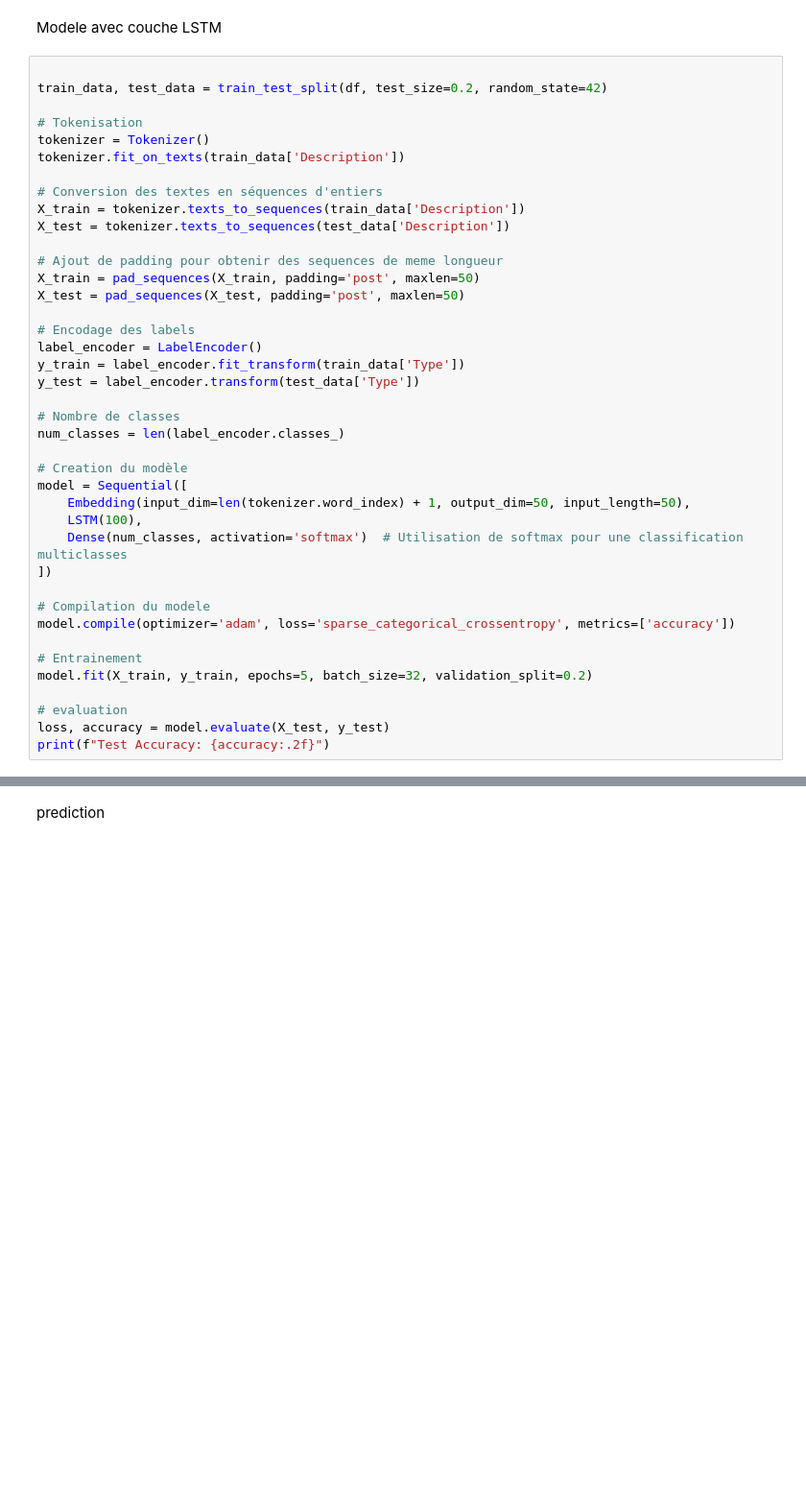
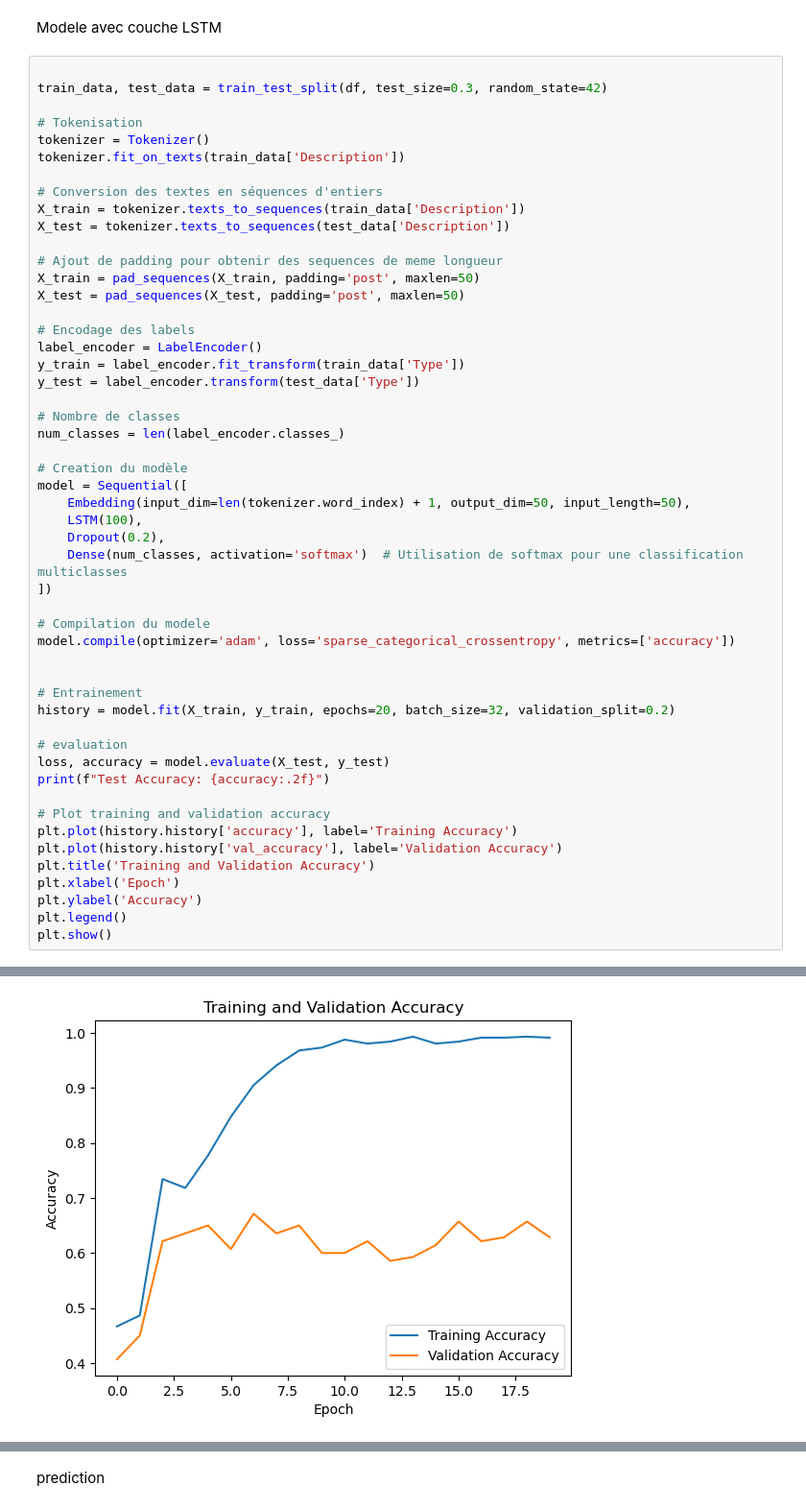
Before and after one commit to m4ddabs/projet-nlp-m2, a Jupyter notebook: projet_nlp_m2.ipynb, the cells around one changed output, grey strips where cells are left out. Shown at 96% size. Cells and saved outputs as stored; diff of their text form; blank space fills up the shorter version.

```diff
--- a/projet_nlp_m2.ipynb
+++ b/projet_nlp_m2.ipynb
@@ -507,7 +588,7 @@ NotFittedError: The TF-IDF vectorizer is not fitted
 Modele avec couche LSTM
 # %%
 
-train_data, test_data = train_test_split(df, test_size=0.2, random_state=42)
+train_data, test_data = train_test_split(df, test_size=0.3, random_state=42)
 
 # Tokenisation
 tokenizer = Tokenizer()
@@ -533,16 +614,27 @@ num_classes = len(label_encoder.classes_)
 model = Sequential([
     Embedding(input_dim=len(tokenizer.word_index) + 1, output_dim=50, input_length=50),
     LSTM(100),
+    Dropout(0.2),
     Dense(num_classes, activation='softmax')  # Utilisation de softmax pour une classification multiclasses
 ])
 
 # Compilation du modele
 model.compile(optimizer='adam', loss='sparse_categorical_crossentropy', metrics=['accuracy'])
 
+
 # Entrainement
-model.fit(X_train, y_train, epochs=5, batch_size=32, validation_split=0.2)
+history = model.fit(X_train, y_train, epochs=20, batch_size=32, validation_split=0.2)
 
 # evaluation
 loss, accuracy = model.evaluate(X_test, y_test)
 print(f"Test Accuracy: {accuracy:.2f}")
+
+# Plot training and validation accuracy
+plt.plot(history.history['accuracy'], label='Training Accuracy')
+plt.plot(history.history['val_accuracy'], label='Validation Accuracy')
+plt.title('Training and Validation Accuracy')
+plt.xlabel('Epoch')
+plt.ylabel('Accuracy')
+plt.legend()
+plt.show()
 # %% [output]
@@ -568,0 +658 @@ Test Accuracy: 0.69
+[figure, added]
```
Also changed, not shown: parts of 21 cells of this notebook, 2 other files.
